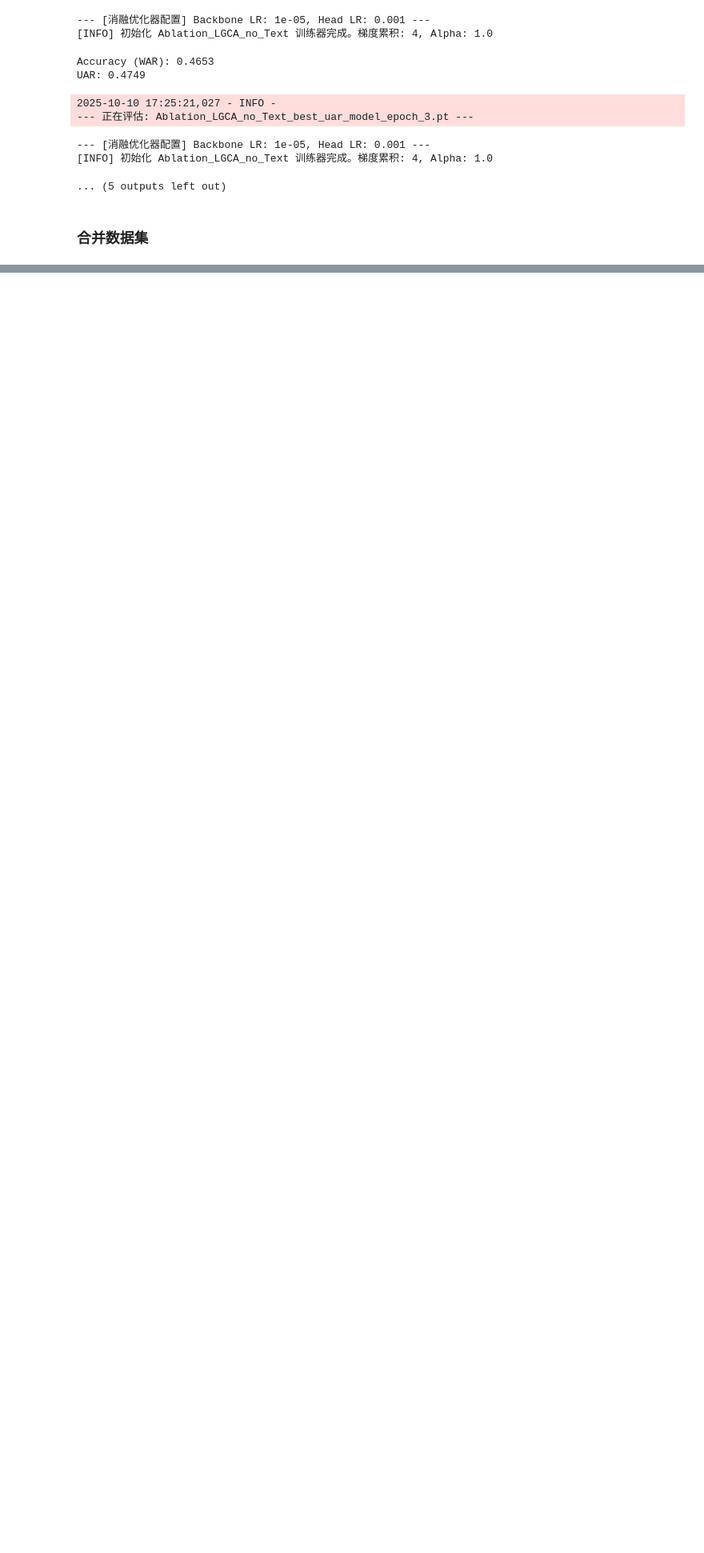
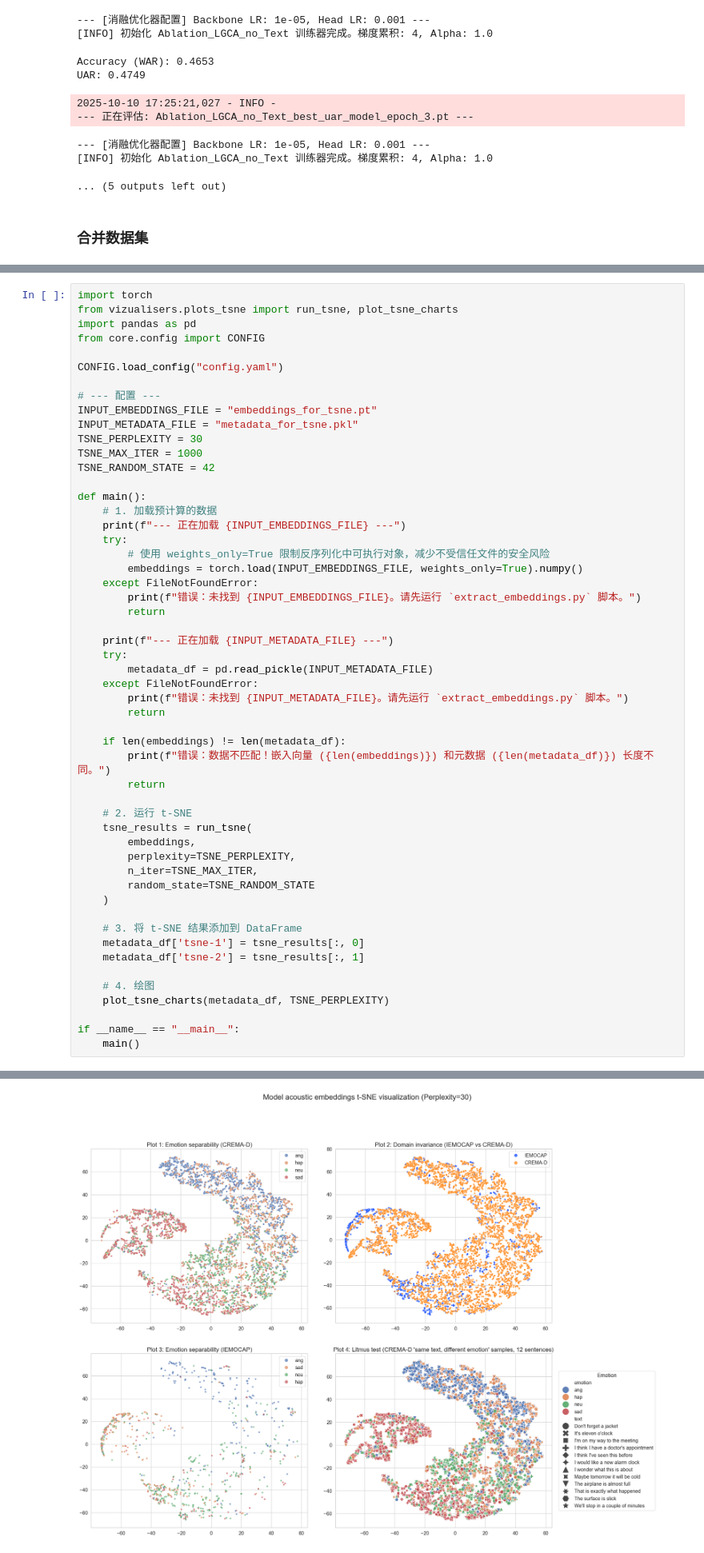
Before and after one commit to IrisHux/SER, a Jupyter notebook: LGCA_test.ipynb, the cells around one changed output, grey strips where cells are left out. Shown at 80% size. Drawn from its saved outputs; the diff is of its cells as text; blank space fills up the shorter version.

```diff
--- a/LGCA_test.ipynb
+++ b/LGCA_test.ipynb
@@ -2740,0 +2845,54 @@ print(f"消融模型已成功保存至: {model_save_path}")
+# %%
+import torch
+from vizualisers.plots_tsne import run_tsne, plot_tsne_charts
+import pandas as pd
+from core.config import CONFIG
+
+CONFIG.load_config("config.yaml")
+
+# --- 配置 ---
+INPUT_EMBEDDINGS_FILE = "embeddings_for_tsne.pt"
+INPUT_METADATA_FILE = "metadata_for_tsne.pkl"
+TSNE_PERPLEXITY = 30
+TSNE_MAX_ITER = 1000
+TSNE_RANDOM_STATE = 42
+
+def main():
+    # 1. 加载预计算的数据
+    print(f"--- 正在加载 {INPUT_EMBEDDINGS_FILE} ---")
+    try:
+        # 使用 weights_only=True 限制反序列化中可执行对象，减少不受信任文件的安全风险
+        embeddings = torch.load(INPUT_EMBEDDINGS_FILE, weights_only=True).numpy()
+    except FileNotFoundError:
+        print(f"错误：未找到 {INPUT_EMBEDDINGS_FILE}。请先运行 `extract_embeddings.py` 脚本。")
+        return
+
+    print(f"--- 正在加载 {INPUT_METADATA_FILE} ---")
+    try:
+        metadata_df = pd.read_pickle(INPUT_METADATA_FILE)
+    except FileNotFoundError:
+        print(f"错误：未找到 {INPUT_METADATA_FILE}。请先运行 `extract_embeddings.py` 脚本。")
+        return
+
+    if len(embeddings) != len(metadata_df):
+        print(f"错误：数据不匹配！嵌入向量 ({len(embeddings)}) 和元数据 ({len(metadata_df)}) 长度不同。")
+        return
+
+    # 2. 运行 t-SNE
+    tsne_results = run_tsne(
+        embeddings,
+        perplexity=TSNE_PERPLEXITY,
+        n_iter=TSNE_MAX_ITER,
+        random_state=TSNE_RANDOM_STATE
+    )
+
+    # 3. 将 t-SNE 结果添加到 DataFrame
+    metadata_df['tsne-1'] = tsne_results[:, 0]
+    metadata_df['tsne-2'] = tsne_results[:, 1]
+
+    # 4. 绘图
+    plot_tsne_charts(metadata_df, TSNE_PERPLEXITY)
+
+if __name__ == "__main__":
+    main()
+# %% [output]
@@ -2740,0 +2918 @@ print(f"消融模型已成功保存至: {model_save_path}")
+[figure, added]
```
Also changed, not shown: parts of 7 cells of this notebook, 4 other files.
